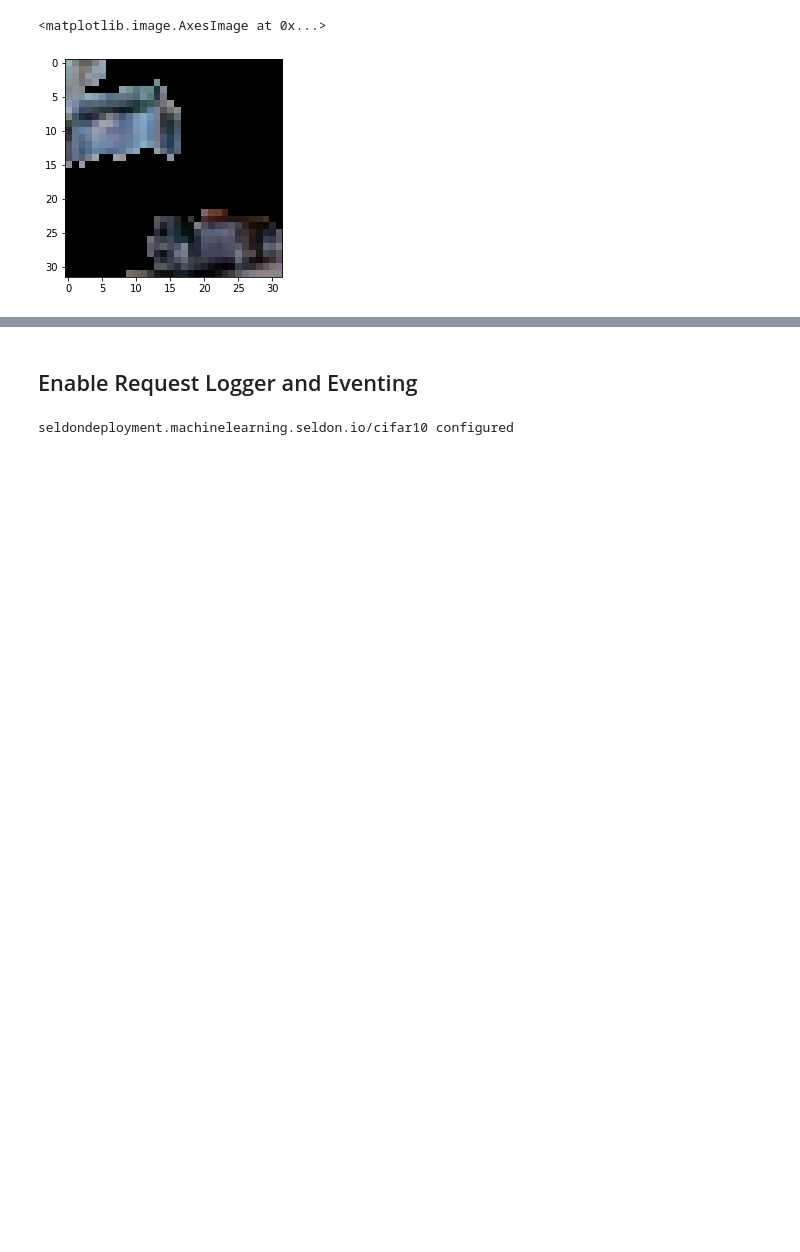
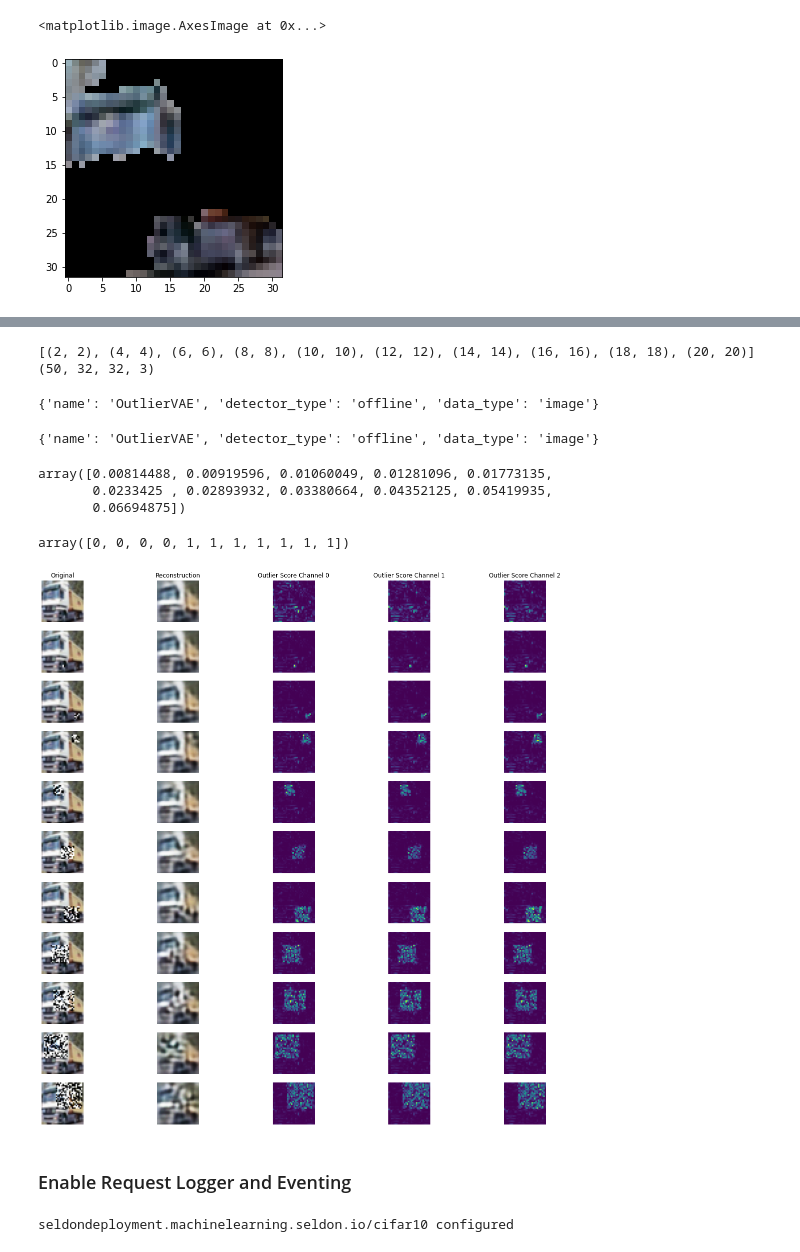
Before and after one commit to axsaucedo/seldon_experiments, a Jupyter notebook: monitoring-talk/cifar10_example.ipynb, the cells around one changed output, grey strips where cells are left out. Cells and saved outputs as stored; diff of their text form; code cells hidden in the pictures; blank space fills up the shorter version.

Commit message:
Added outlier detector

```diff
--- a/monitoring-talk/cifar10_example.ipynb
+++ b/monitoring-talk/cifar10_example.ipynb
@@ -207,0 +240,2 @@ plt.imshow(exp_img)
+# %%
+load_outlier_detector = True
@@ -208,5 +300,65 @@ plt.imshow(exp_img)
+# %%
+from alibi_detect.utils.perturbation import apply_mask
+
+# nb of predictions per image: n_masks * n_mask_sizes
+n_mask_sizes = 10
+n_masks = 20
+n_imgs = 50
+# %%
+mask_sizes = [(2*n,2*n) for n in range(1,n_mask_sizes+1)]
+print(mask_sizes)
+img_ids = np.arange(n_imgs)
+X_orig = X_train[img_ids].reshape(img_ids.shape[0], 32, 32, 3)
+print(X_orig.shape)
+# %% [output]
+[(2, 2), (4, 4), (6, 6), (8, 8), (10, 10), (12, 12), (14, 14), (16, 16), (18, 18), (20, 20)]
+(50, 32, 32, 3)
+# %%
+all_X_mask = []
+X_i = X_orig[1].reshape(1, 32, 32, 3)
+all_X_mask.append(X_i)
+# apply masks
+for j, mask_size in enumerate(mask_sizes):
+    # create masked instances
+    X_mask, mask = apply_mask(X_i,
+                              mask_size=mask_size,
+                              n_masks=1,  # just 1 for visualization purposes
+                              channels=[0,1,2],
+                              mask_type='normal',
+                              noise_distr=(0,1),
+                              clip_rng=(0,1))
+    all_X_mask.append(X_mask)
+all_X_mask = np.concatenate(all_X_mask, axis=0)
+all_X_recon = od.vae(all_X_mask).numpy()
+od_preds = od.predict(all_X_mask)
+# %%
+od.meta
+# %% [output]
+{'name': 'OutlierVAE', 'detector_type': 'offline', 'data_type': 'image'}
+# %%
+od_preds["meta"]
+# %% [output]
+{'name': 'OutlierVAE', 'detector_type': 'offline', 'data_type': 'image'}
+# %%
+od_preds["data"]["instance_score"]
+# %% [output]
+array([0.00814488, 0.00919596, 0.01060049, 0.01281096, 0.01773135,
+       0.0233425 , 0.02893932, 0.03380664, 0.04352125, 0.05419935,
+       0.06694875])
+# %%
+od_preds["data"]["is_outlier"]
+# %% [output]
+array([0, 0, 0, 0, 1, 1, 1, 1, 1, 1, 1])
+# %%
+plot_feature_outlier_image(od_preds,
+                           all_X_mask,
+                           X_recon=all_X_recon,
+                           max_instances=all_X_mask.shape[0],
+                           n_channels=3)
+# %% [output]
+[figure, added]
 # %% [markdown]
-## Enable Request Logger and Eventing
+### Enable Request Logger and Eventing
 # %%
 %%bash
 kubectl apply -f - << END
```
Also changed, not shown: parts of 41 cells of this notebook.
